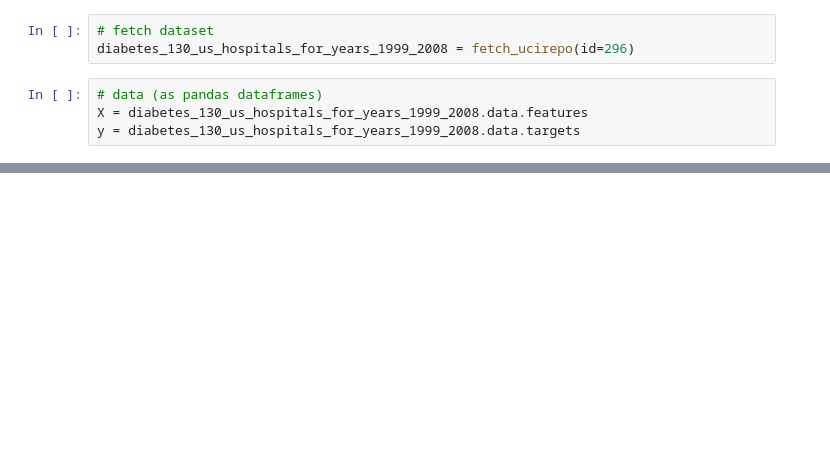
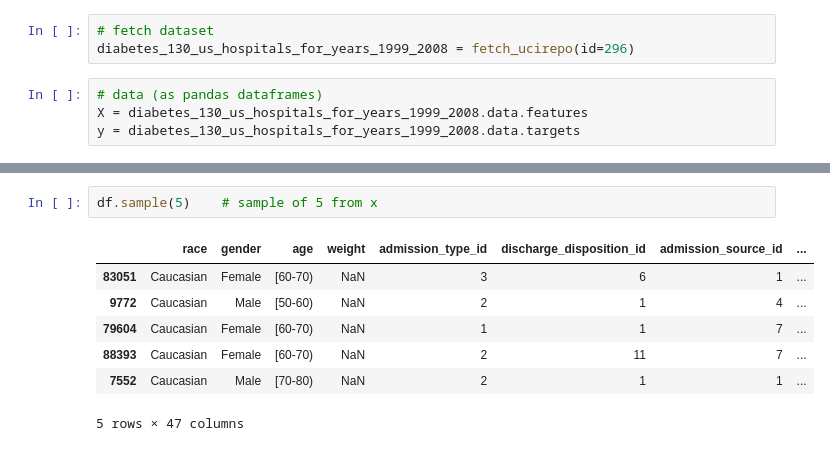
Before and after one commit to EugeneHsiung/datasci_6_anova, a Jupyter notebook: datasci_6_anova.ipynb, the cells around one changed output, grey strips where cells are left out. Saved outputs shown, nothing was run; the diff lists cells and outputs as text; blank space fills up the shorter version.

```diff
--- a/datasci_6_anova.ipynb
+++ b/datasci_6_anova.ipynb
@@ -58,0 +67,10 @@ df.sample(10)
+# %%
+df.sample(5)    # sample of 5 from x
+# %% [output]
+|  | race | gender | age | weight | admission_type_id | discharge_disposition_id | admission_source_id | ... |
+| 83051 | Caucasian | Female | [60-70) | NaN | 3 | 6 | 1 | ... |
+| 9772 | Caucasian | Male | [50-60) | NaN | 2 | 1 | 4 | ... |
+| 79604 | Caucasian | Female | [60-70) | NaN | 1 | 1 | 7 | ... |
+| 88393 | Caucasian | Female | [60-70) | NaN | 2 | 11 | 7 | ... |
+| 7552 | Caucasian | Male | [70-80) | NaN | 2 | 1 | 1 | ... |
+5 rows × 47 columns
```
Also changed, not shown: parts of 34 cells of this notebook.
